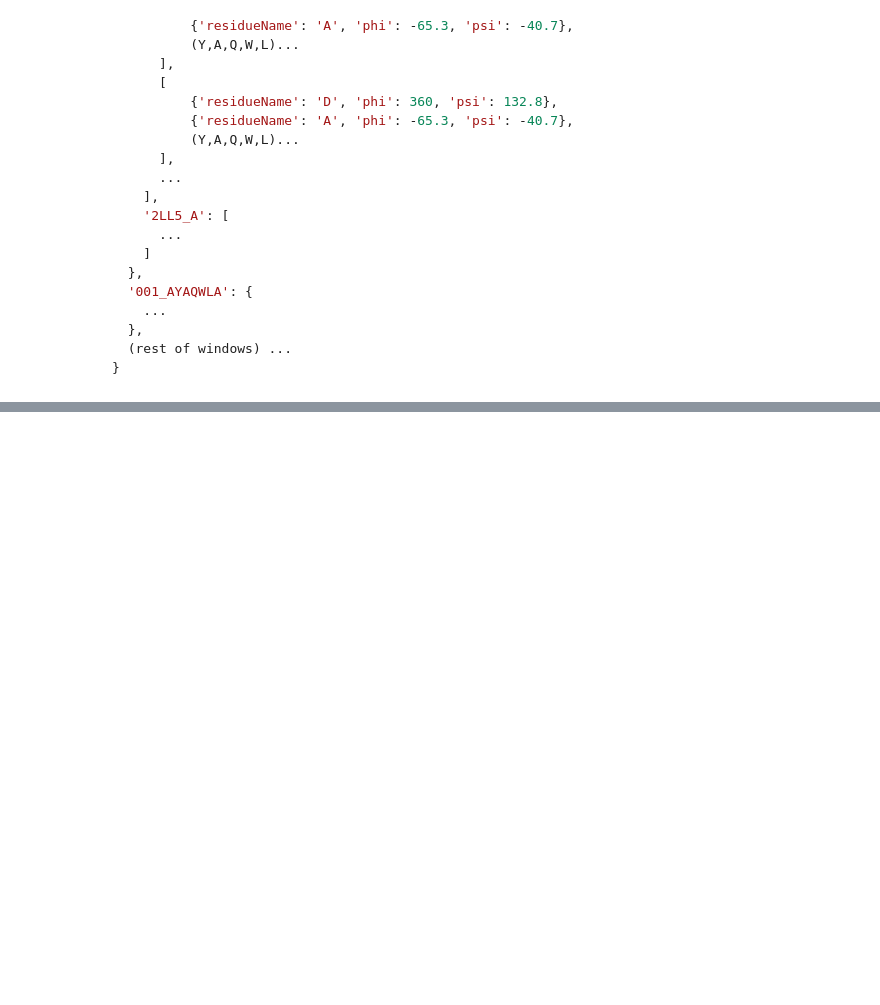
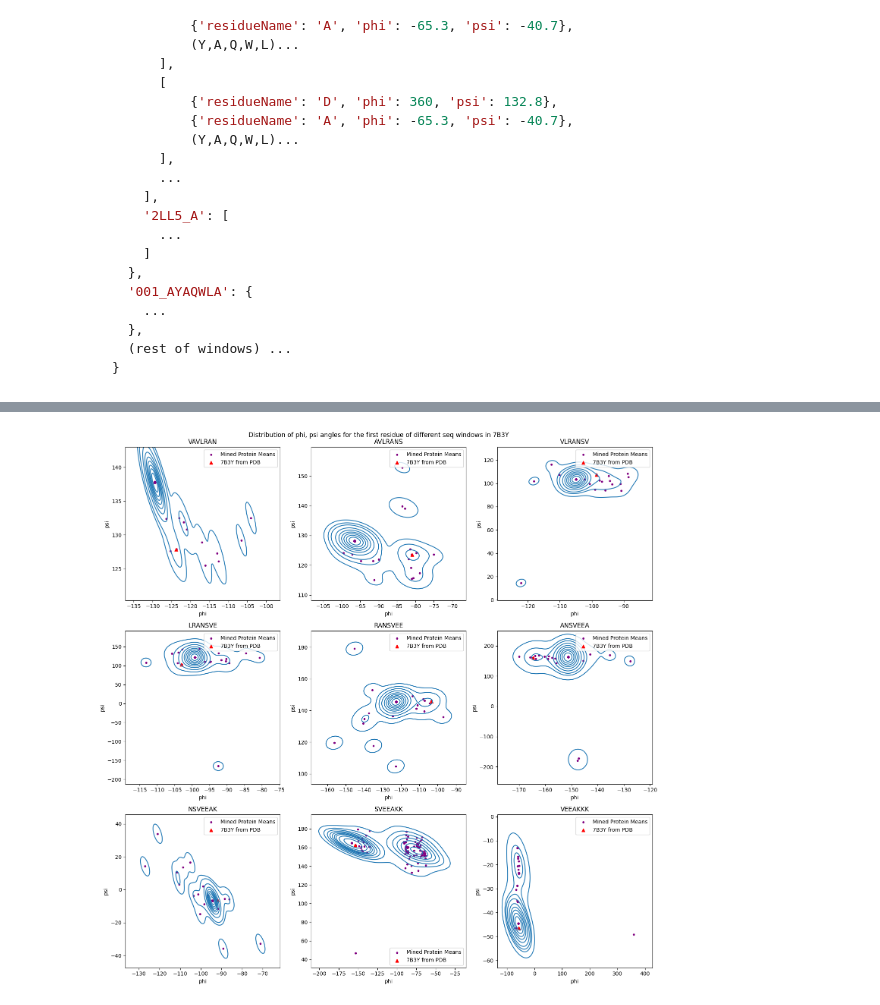
Before and after one commit to Musa-Azeem/protein-dihedral-visualization, a Jupyter notebook: prototype.ipynb, the cells around one changed output, grey strips where cells are left out. Saved outputs shown, nothing was run; the diff lists cells and outputs as text; code cells hidden in the pictures; blank space fills up the shorter version.

Commit message:
plots

```diff
--- a/prototype.ipynb
+++ b/prototype.ipynb
@@ -276,9 +236,0 @@ phi_psi.to_csv('2m7d_phi_psi.csv', index=False)
-# %%
-for key in phi_psi.seq.unique()[:10]:
-    phi_psi_alpha = phi_psi[phi_psi.seq == key][['phi', 'psi']]
-    phi_psi_dist = phi_psi_mined[phi_psi_mined.seq == key][['phi', 'psi']]
-    plt.scatter(phi_psi_dist['phi'], phi_psi_dist['psi'], label='PDB')
-    plt.scatter(phi_psi_alpha['phi'], phi_psi_alpha['psi'], label='PDB')
-    break
-
-    # print(len(phi_psi_mined[phi_psi_mined.seq == key]))
@@ -313,0 +237,4 @@ plt.show()
+# %%
+phi_psi_mined = pd.read_csv('2m7d_phi_psi_mined.csv')
+phi_psi = pd.read_csv('2m7d_phi_psi.csv')
+protein_id_pdb = '2m7d'
@@ -313,0 +266,24 @@ plt.show()
+# %%
+import seaborn as sns
+import matplotlib.pyplot as plt
+
+protein_id_pdb = phi_psi.protein_id.unique()[0]
+fig, axes = plt.subplots(3,3,figsize=(15,15))
+
+m=10
+for i,key in enumerate(phi_psi.seq.unique()[m:m+9]):
+    ax = axes.flatten()[i]
+    phi_psi_alpha = phi_psi[phi_psi.seq == key]
+    phi_psi_dist = phi_psi_mined[(phi_psi_mined.seq == key) & (phi_psi_mined.protein_id != protein_id_pdb)]
+    ax.scatter(phi_psi_dist['phi'], phi_psi_dist['psi'], label='Mined Protein Means', color='purple', marker='.')#, c=[{k:v for v,k in enumerate(phi_psi_dist['protein_id'].unique())}[x] for x in phi_psi_dist['protein_id']])
+    sns.kdeplot(data=phi_psi_dist, x='phi', y='psi', ax=ax)
+    ax.scatter(phi_psi_alpha['phi'], phi_psi_alpha['psi'], label=f'{protein_id_pdb} from PDB', color='red', marker='^')
+
+    ax.legend()
+    ax.set_title(key)
+    ax.set_xlabel('phi')
+    ax.set_ylabel('psi')
+fig.suptitle(f'Distribution of phi, psi angles for the first residue of different seq windows in {protein_id_pdb}')
+plt.tight_layout()
+# %% [output]
+[figure, added]
```
Also changed, not shown: parts of 12 cells of this notebook, 3 other files.
